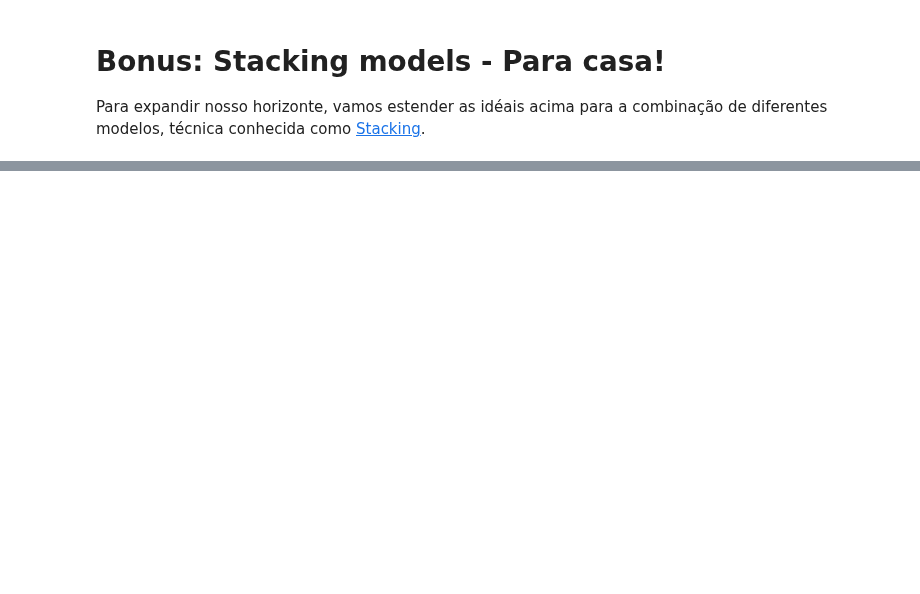
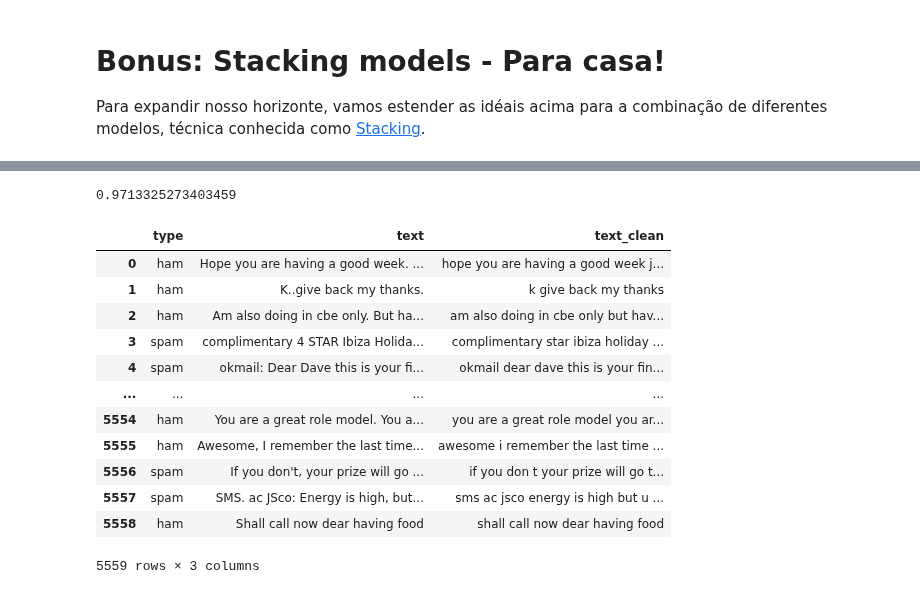
Before and after one commit to walisson-silva-ada/827-data-science, a Jupyter notebook: 05. ensemble/05_ensemble.ipynb, the cells around one changed output, grey strips where cells are left out. Drawn from its saved outputs; the diff is of its cells as text; code cells hidden in the pictures; blank space fills up the shorter version.

```diff
--- a/05. ensemble/05_ensemble.ipynb
+++ b/05. ensemble/05_ensemble.ipynb
@@ -445,0 +758,21 @@ Para expandir nosso horizonte, vamos estender as idéais acima para a combinaç
+# %%
+y_pred = stacked.predict_proba(X_teste)
+roc_auc_score(y_teste, y_pred[:,1])
+# %% [output]
+0.9713325273403459
+# %%
+df
+# %% [output]
+|  | type | text | text_clean |
+| 0 | ham | Hope you are having a good week. ... | hope you are having a good week j... |
+| 1 | ham | K..give back my thanks. | k give back my thanks |
+| 2 | ham | Am also doing in cbe only. But ha... | am also doing in cbe only but hav... |
+| 3 | spam | complimentary 4 STAR Ibiza Holida... | complimentary star ibiza holiday ... |
+| 4 | spam | okmail: Dear Dave this is your fi... | okmail dear dave this is your fin... |
+| ... | ... | ... | ... |
+| 5554 | ham | You are a great role model. You a... | you are a great role model you ar... |
+| 5555 | ham | Awesome, I remember the last time... | awesome i remember the last time ... |
+| 5556 | spam | If you don't, your prize will go ... | if you don t your prize will go t... |
+| 5557 | spam | SMS. ac JSco: Energy is high, but... | sms ac jsco energy is high but u ... |
+| 5558 | ham | Shall call now dear having food | shall call now dear having food |
+5559 rows × 3 columns
```
Also changed, not shown: parts of 19 cells of this notebook.
